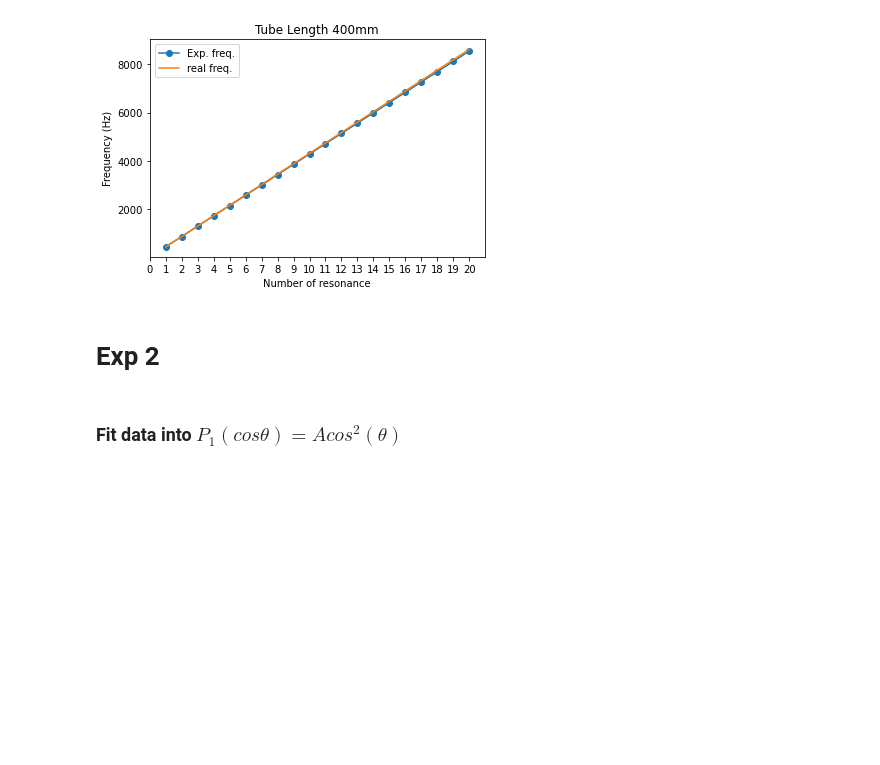
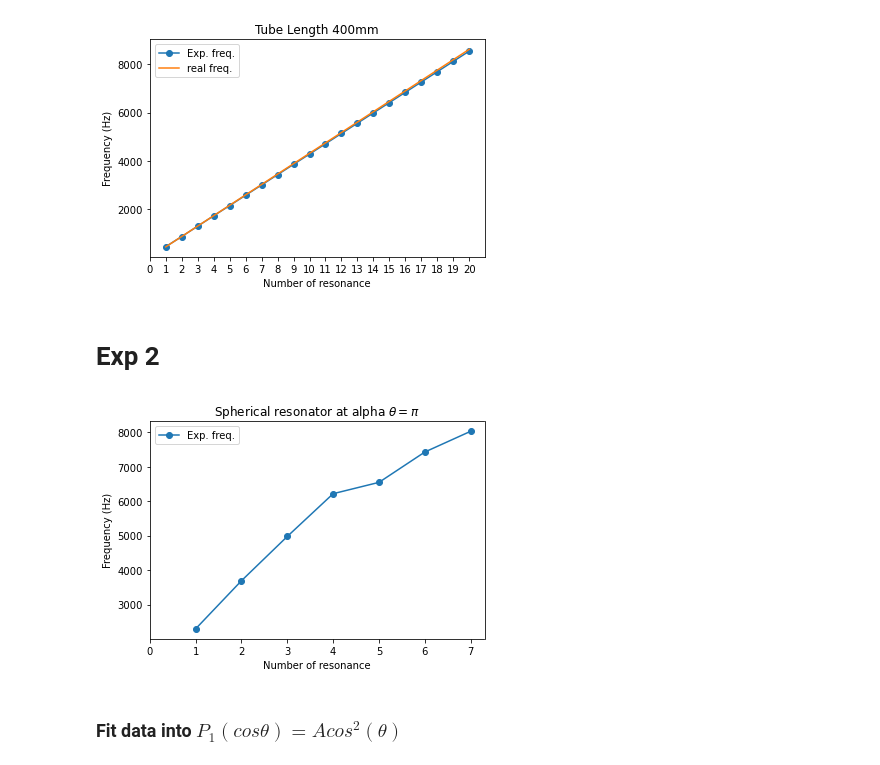
Before and after one commit to Doohae/Physics-Exp3, a Jupyter notebook: exp6.ipynb, the cells around one changed output. Saved outputs shown, nothing was run; the diff lists cells and outputs as text; code cells hidden in the pictures; blank space fills up the shorter version.

```diff
--- a/exp6.ipynb
+++ b/exp6.ipynb
@@ -63,3 +72,17 @@ plot_resonance(resonance_400, 400)
+# %%
+ith_res = [n for n, Hz in sphere]
+frequency = [Hz for n, Hz in sphere]
+
+plt.plot(ith_res, frequency, "-o")
+# plt.plot(ith_res, real_freq)
+plt.xticks(np.arange(ith_res[-1]+1))
+plt.xlabel("Number of resonance")
+plt.ylabel("Frequency (Hz)")
+plt.legend(["Exp. freq."])
+plt.title(f"Spherical resonator at alpha $\\theta = \\pi$")
+plt.show()
+# %% [output]
+[figure, added]
 # %% [markdown]
 ### Fit data into $P_1(cos \theta) = Acos^2(\theta)$
 # %%
```
Also changed, not shown: parts of 4 cells of this notebook.
